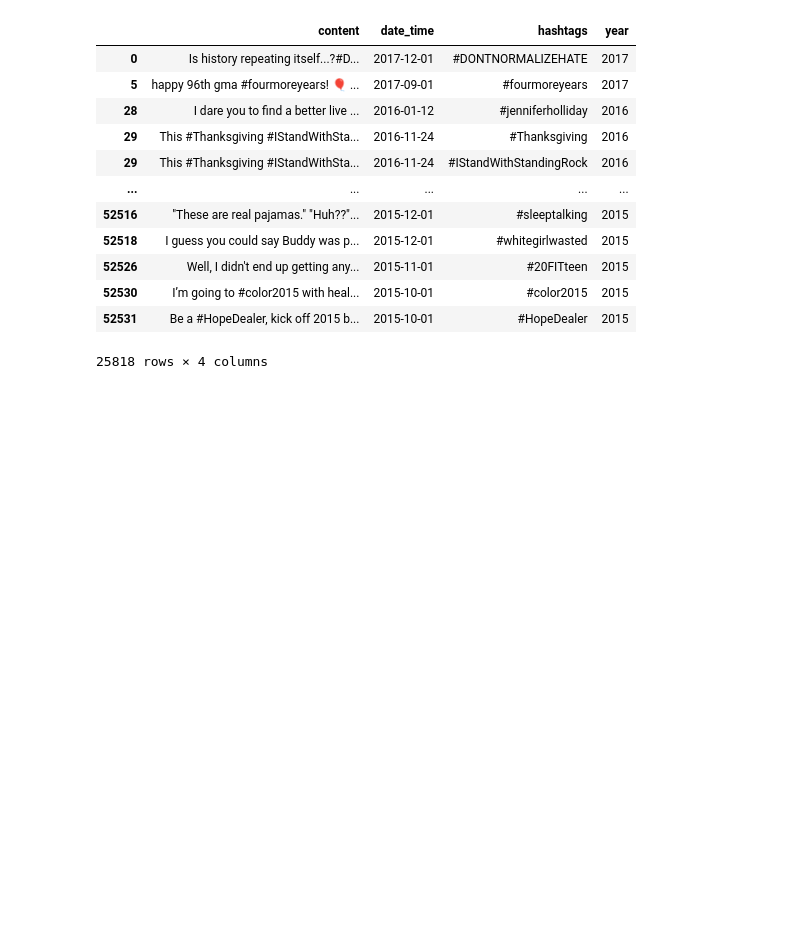
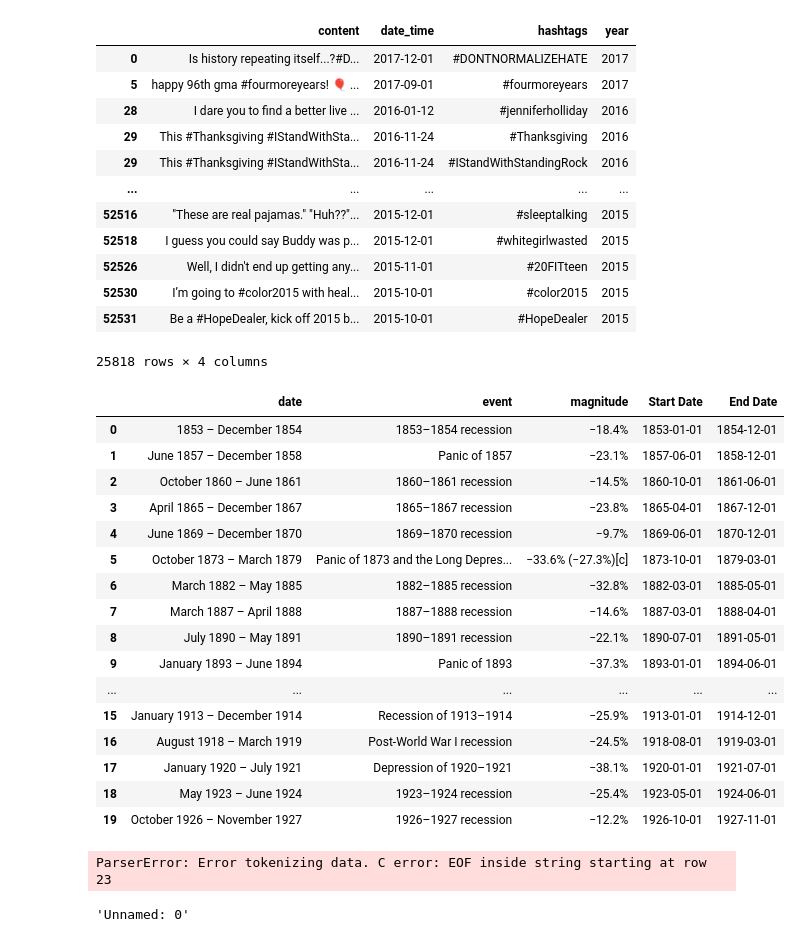
Before and after one commit to gakshat14/hist_time, a Jupyter notebook: notebooks/tweet_parser.ipynb, the cells around one changed output. Drawn from its saved outputs; the diff is of its cells as text; code cells hidden in the pictures; blank space fills up the shorter version.

```diff
--- a/notebooks/tweet_parser.ipynb
+++ b/notebooks/tweet_parser.ipynb
@@ -899,3 +877,29 @@ temp_df
 | 52530 | I’m going to #color2015 with heal... | 2015-10-01 | #color2015 | 2015 |
 | 52531 | Be a #HopeDealer, kick off 2015 b... | 2015-10-01 | #HopeDealer | 2015 |
 25818 rows × 4 columns
+# %%
+df_recession = pd.read_csv('../Free_Banking_Era_to_the_Great_Depression.csv')
+# %%
+df_recession.loc[:, ['date', 'event', 'magnitude', 'Start Date', 'End Date']]
+# %% [output]
+|  | date | event | magnitude | Start Date | End Date |
+| 0 | 1853 – December 1854 | 1853–1854 recession | −18.4% | 1853-01-01 | 1854-12-01 |
+| 1 | June 1857 – December 1858 | Panic of 1857 | −23.1% | 1857-06-01 | 1858-12-01 |
+| 2 | October 1860 – June 1861 | 1860–1861 recession | −14.5% | 1860-10-01 | 1861-06-01 |
+| 3 | April 1865 – December 1867 | 1865–1867 recession | −23.8% | 1865-04-01 | 1867-12-01 |
+| 4 | June 1869 – December 1870 | 1869–1870 recession | −9.7% | 1869-06-01 | 1870-12-01 |
+| 5 | October 1873 – March 1879 | Panic of 1873 and the Long Depres... | −33.6% (−27.3%)[c] | 1873-10-01 | 1879-03-01 |
+| 6 | March 1882 – May 1885 | 1882–1885 recession | −32.8% | 1882-03-01 | 1885-05-01 |
+| 7 | March 1887 – April 1888 | 1887–1888 recession | −14.6% | 1887-03-01 | 1888-04-01 |
+| 8 | July 1890 – May 1891 | 1890–1891 recession | −22.1% | 1890-07-01 | 1891-05-01 |
+| 9 | January 1893 – June 1894 | Panic of 1893 | −37.3% | 1893-01-01 | 1894-06-01 |
+| ... | ... | ... | ... | ... | ... |
+| 15 | January 1913 – December 1914 | Recession of 1913–1914 | −25.9% | 1913-01-01 | 1914-12-01 |
+| 16 | August 1918 – March 1919 | Post-World War I recession | −24.5% | 1918-08-01 | 1919-03-01 |
+| 17 | January 1920 – July 1921 | Depression of 1920–1921 | −38.1% | 1920-01-01 | 1921-07-01 |
+| 18 | May 1923 – June 1924 | 1923–1924 recession | −25.4% | 1923-05-01 | 1924-06-01 |
+| 19 | October 1926 – November 1927 | 1926–1927 recession | −12.2% | 1926-10-01 | 1927-11-01 |
+# %%
+df_codes = pd.read_csv('../tableConvert.com_ezt0ga.csv')
+# %% [output]
+ParserError: Error tokenizing data. C error: EOF inside string starting at row 23
@@ -901,0 +908,4 @@ temp_df
+# %%
+df.columns[0]
+# %% [output]
+'Unnamed: 0'
```
Also changed, not shown: parts of 20 cells of this notebook, 4 other files.
